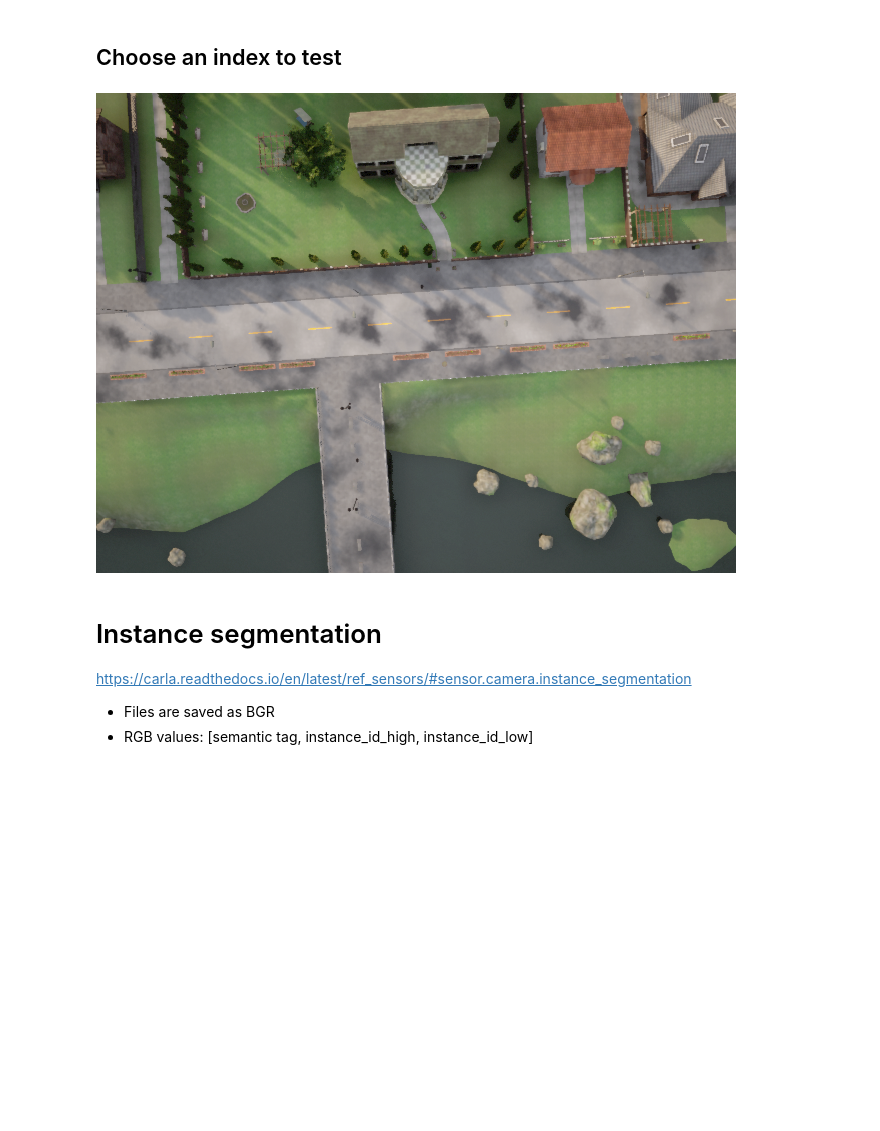
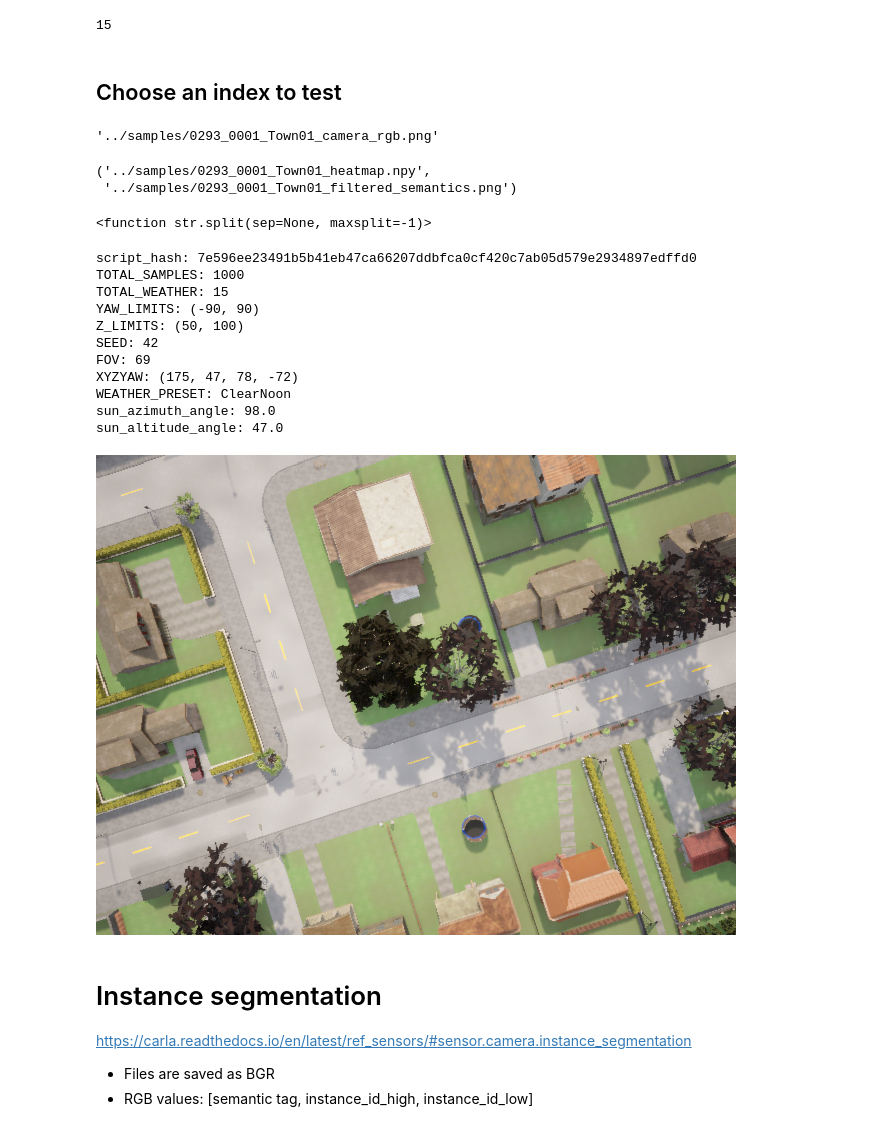
Before and after one commit to ricardodeazambuja/carla-simulator-python, a Jupyter notebook: my_modified_files/aerial_image_dataset_inspector.ipynb, the cells around one changed output. Drawn from its saved outputs; the diff is of its cells as text; code cells hidden in the pictures; blank space fills up the shorter version.

Commit message:
Current dataset is using these versions

```diff
--- a/my_modified_files/aerial_image_dataset_inspector.ipynb
+++ b/my_modified_files/aerial_image_dataset_inspector.ipynb
@@ -18,12 +22,78 @@ instance_segmentation_samples = sorted(glob(DATA_DIR+'*segment*.png'))
+# %%
+prev_sample = None
+num_weather_patterns = 0
+for ri in rgb_samples:
+    key_values = ri.split('/')[-1].split("_")
+    curr_sample = int(key_values[0])
+    if prev_sample == None:
+        prev_sample = curr_sample
+        num_weather_patterns += 1
+        continue
+    elif prev_sample != curr_sample:
+        break
+    prev_sample = curr_sample
+    num_weather_patterns += 1
+
+print(num_weather_patterns) # the whole dataset should be using the same number
+# %% [output]
+15
 # %% [markdown]
 ## Choose an index to test
 # %%
-img_idx = 86
+sample_number = 293   # 1 to total
+
+img_idx_rgb = sample_number*num_weather_patterns - num_weather_patterns
+img_idx = sample_number - 1
+# %%
+rgb_samples[img_idx_rgb]
+# %% [output]
+'../samples/0293_0001_Town01_camera_rgb.png'
+# %%
+basename = '_'.join(rgb_samples[img_idx_rgb].split('/')[-1].split('.')[0].split('_')[:3])
+
+filtered_semantics_file = '/'.join(rgb_samples[img_idx_rgb].split('/')[:2]) + '/' + basename + '_filtered_semantics.png'
+heatmap_file = '/'.join(rgb_samples[img_idx_rgb].split('/')[:2]) + '/' + basename + '_heatmap.npy'
+heatmap_file, filtered_semantics_file
+# %% [output]
+('../samples/0293_0001_Town01_heatmap.npy',
+ '../samples/0293_0001_Town01_filtered_semantics.png')
+# %%
+rgb_samples[img_idx_rgb].split
+# %% [output]
+<function str.split(sep=None, maxsplit=-1)>
 # %%
-img_rgb = Image.open(rgb_samples[img_idx])
+img_rgb = Image.open(rgb_samples[img_idx_rgb])
+
+# Print metadata with details about the data collection
+for ti in img_rgb.text:
+    print(f"{ti}: {img_rgb.text[ti]}")
+
+
+curr_pos_yaw = literal_eval(img_rgb.text['XYZYAW'])
+fov = literal_eval(img_rgb.text['FOV'])
+
+view_width = img_rgb.size[0]
+view_height = img_rgb.size[1]
+
+calibration = np.identity(3)
+calibration[0, 2] = view_width / 2
+calibration[1, 2] = view_height / 2
+calibration[0, 0] = calibration[1, 1] = view_width / (2 * np.tan((fov*np.pi/180)/2))
+
 img_rgb
 # %% [output]
+script_hash: 7e596ee23491b5b41eb47ca66207ddbfca0cf420c7ab05d579e2934897edffd0
+TOTAL_SAMPLES: 1000
+TOTAL_WEATHER: 15
+YAW_LIMITS: (-90, 90)
+Z_LIMITS: (50, 100)
+SEED: 42
+FOV: 69
+XYZYAW: (175, 47, 78, -72)
+WEATHER_PRESET: ClearNoon
+sun_azimuth_angle: 98.0
+sun_altitude_angle: 47.0
-[figure, old version]
+[figure, new version]
 # %% [markdown]
 # Instance segmentation
 https://carla.readthedocs.io/en/latest/ref_sensors/#sensor.camera.instance_segmentation
```
Also changed, not shown: parts of 24 cells of this notebook, 1 other file.
